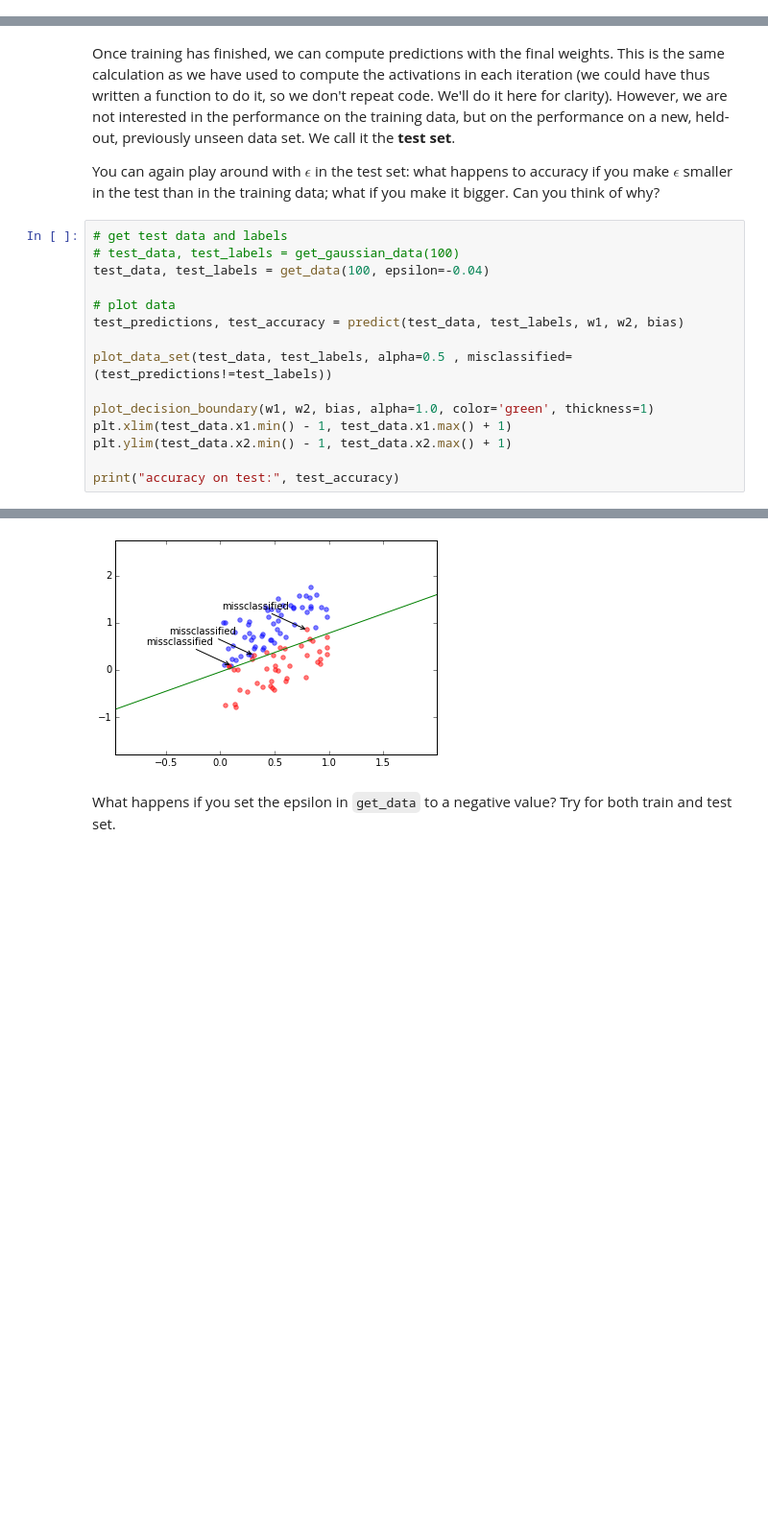
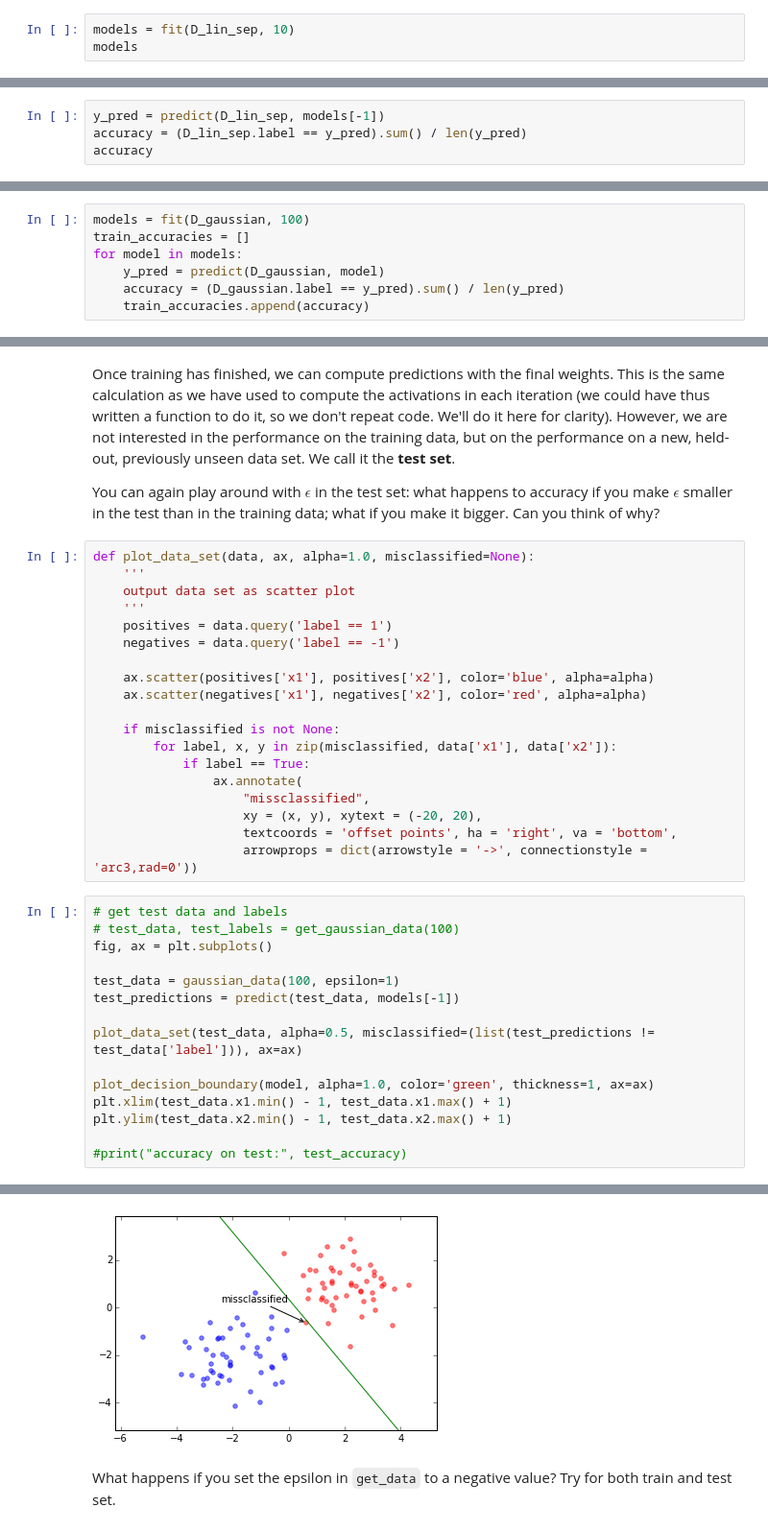
Before and after one commit to andersjo/scientific-programming-2015, a Jupyter notebook: lectures/lecture06/Introduction to the Perceptron.ipynb, the cells around one changed output, grey strips where cells are left out. Shown at 96% size. Cells and saved outputs as stored; diff of their text form; blank space fills up the shorter version.

```diff
--- a/lectures/lecture06/Introduction to the Perceptron.ipynb
+++ b/lectures/lecture06/Introduction to the Perceptron.ipynb
@@ -199,0 +111,3 @@ Final accuracy on training set: 1.0
+# %%
+models = fit(D_lin_sep, 10)
+models
@@ -199,0 +127,4 @@ Final accuracy on training set: 1.0
+# %%
+y_pred = predict(D_lin_sep, models[-1])
+accuracy = (D_lin_sep.label == y_pred).sum() / len(y_pred)
+accuracy
@@ -199,0 +169,7 @@ Final accuracy on training set: 1.0
+# %%
+models = fit(D_gaussian, 100)
+train_accuracies = []
+for model in models:
+    y_pred = predict(D_gaussian, model)
+    accuracy = (D_gaussian.label == y_pred).sum() / len(y_pred)
+    train_accuracies.append(accuracy)
@@ -201,19 +182,38 @@ Final accuracy on training set: 1.0
 Once training has finished, we can compute predictions with the final weights. This is the same calculation as we have used to compute the activations in each iteration (we could have thus written a function to do it, so we don't repeat code. We'll do it here for clarity). However, we are not interested in the performance on the training data, but on the performance on a new, held-out, previously unseen data set. We call it the **test set**.
 
 You can again play around with $\epsilon$ in the test set: what happens to accuracy if you make $\epsilon$ smaller in the test than in the training data; what if you make it bigger. Can you think of why?
+# %%
+def plot_data_set(data, ax, alpha=1.0, misclassified=None):
+    '''
+    output data set as scatter plot
+    '''
+    positives = data.query('label == 1')
+    negatives = data.query('label == -1')
+
+    ax.scatter(positives['x1'], positives['x2'], color='blue', alpha=alpha)
+    ax.scatter(negatives['x1'], negatives['x2'], color='red', alpha=alpha)
+
+    if misclassified is not None:
+        for label, x, y in zip(misclassified, data['x1'], data['x2']):
+            if label == True:
+                ax.annotate(
+                    "missclassified",
+                    xy = (x, y), xytext = (-20, 20),
+                    textcoords = 'offset points', ha = 'right', va = 'bottom',
+                    arrowprops = dict(arrowstyle = '->', connectionstyle = 'arc3,rad=0'))
 # %%
 # get test data and labels
 # test_data, test_labels = get_gaussian_data(100)
-test_data, test_labels = get_data(100, epsilon=-0.04)
+fig, ax = plt.subplots()
 
-# plot data
-test_predictions, test_accuracy = predict(test_data, test_labels, w1, w2, bias)
+test_data = gaussian_data(100, epsilon=1)
+test_predictions = predict(test_data, models[-1])
 
-plot_data_set(test_data, test_labels, alpha=0.5 , misclassified=(test_predictions!=test_labels))
+plot_data_set(test_data, alpha=0.5, misclassified=(list(test_predictions != test_data['label'])), ax=ax)
 
-plot_decision_boundary(w1, w2, bias, alpha=1.0, color='green', thickness=1)
+plot_decision_boundary(model, alpha=1.0, color='green', thickness=1, ax=ax)
 plt.xlim(test_data.x1.min() - 1, test_data.x1.max() + 1)
 plt.ylim(test_data.x2.min() - 1, test_data.x2.max() + 1)
 
-print("accuracy on test:", test_accuracy)
+#print("accuracy on test:", test_accuracy)
 # %% [output]
@@ -221,4 +221,4 @@ accuracy on test: 0.97
-[figure, old version]
+[figure, new version]
 # %% [markdown]
 What happens if you set the epsilon in `get_data` to a negative value? Try for both train and test set.
 # %% [markdown]
```
Also changed, not shown: parts of 40 cells of this notebook.
